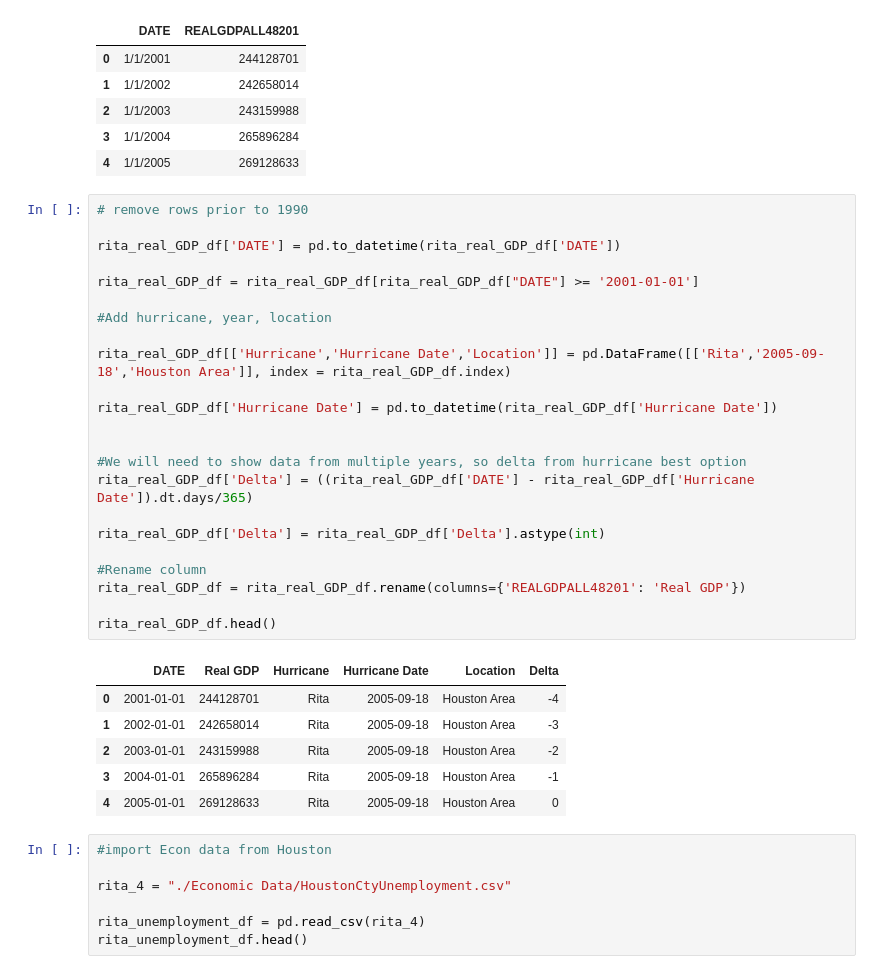
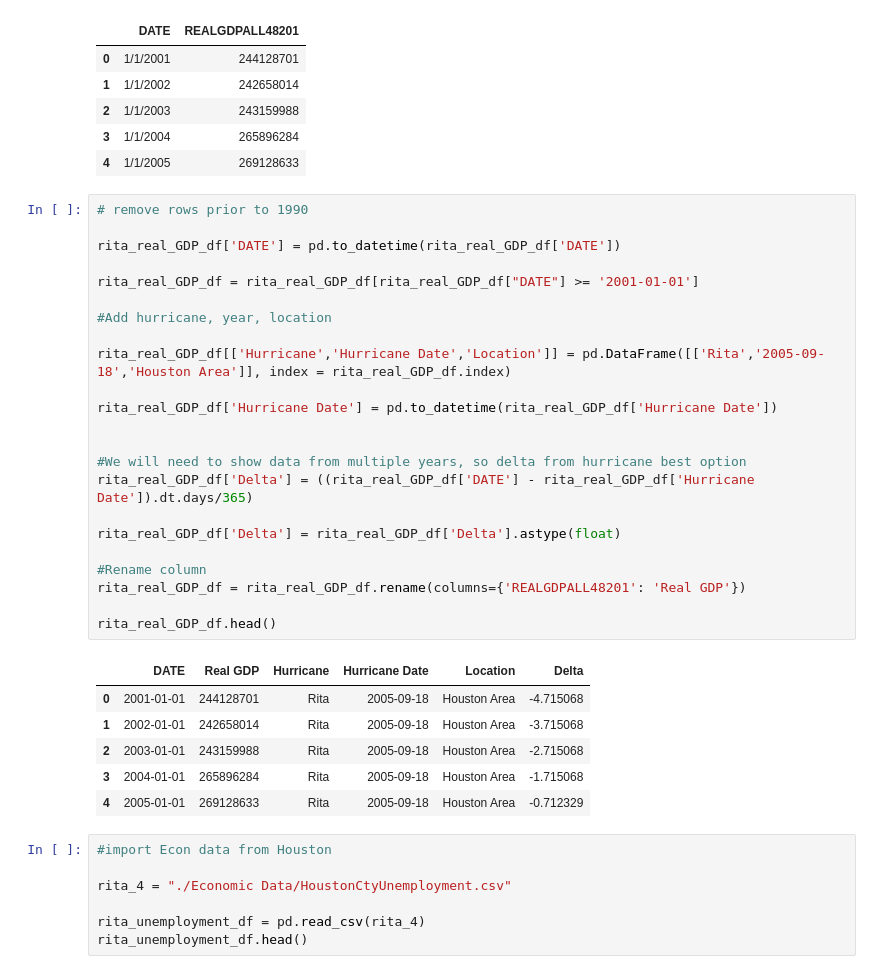
Before and after one commit to mchrzanowski27/Project1, a Jupyter notebook: Project 1 Data Rita.ipynb, the cells around one changed output. Drawn from its saved outputs; the diff is of its cells as text.

```diff
--- a/Project 1 Data Rita.ipynb
+++ b/Project 1 Data Rita.ipynb
@@ -110,33 +110,33 @@ rita_real_GDP_df.head()
 # %%
 # remove rows prior to 1990
 
 rita_real_GDP_df['DATE'] = pd.to_datetime(rita_real_GDP_df['DATE'])
 
 rita_real_GDP_df = rita_real_GDP_df[rita_real_GDP_df["DATE"] >= '2001-01-01']
 
 #Add hurricane, year, location
 
 rita_real_GDP_df[['Hurricane','Hurricane Date','Location']] = pd.DataFrame([['Rita','2005-09-18','Houston Area']], index = rita_real_GDP_df.index)
 
 rita_real_GDP_df['Hurricane Date'] = pd.to_datetime(rita_real_GDP_df['Hurricane Date'])
 
 
 #We will need to show data from multiple years, so delta from hurricane best option
 rita_real_GDP_df['Delta'] = ((rita_real_GDP_df['DATE'] - rita_real_GDP_df['Hurricane Date']).dt.days/365)
 
-rita_real_GDP_df['Delta'] = rita_real_GDP_df['Delta'].astype(int)
+rita_real_GDP_df['Delta'] = rita_real_GDP_df['Delta'].astype(float)
 
 #Rename column
 rita_real_GDP_df = rita_real_GDP_df.rename(columns={'REALGDPALL48201': 'Real GDP'})
 
 rita_real_GDP_df.head()
 # %% [output]
 |  | DATE | Real GDP | Hurricane | Hurricane Date | Location | Delta |
-| 0 | 2001-01-01 | 244128701 | Rita | 2005-09-18 | Houston Area | -4 |
-| 1 | 2002-01-01 | 242658014 | Rita | 2005-09-18 | Houston Area | -3 |
-| 2 | 2003-01-01 | 243159988 | Rita | 2005-09-18 | Houston Area | -2 |
-| 3 | 2004-01-01 | 265896284 | Rita | 2005-09-18 | Houston Area | -1 |
-| 4 | 2005-01-01 | 269128633 | Rita | 2005-09-18 | Houston Area | 0 |
+| 0 | 2001-01-01 | 244128701 | Rita | 2005-09-18 | Houston Area | -4.715068 |
+| 1 | 2002-01-01 | 242658014 | Rita | 2005-09-18 | Houston Area | -3.715068 |
+| 2 | 2003-01-01 | 243159988 | Rita | 2005-09-18 | Houston Area | -2.715068 |
+| 3 | 2004-01-01 | 265896284 | Rita | 2005-09-18 | Houston Area | -1.715068 |
+| 4 | 2005-01-01 | 269128633 | Rita | 2005-09-18 | Houston Area | -0.712329 |
 # %%
 #import Econ data from Houston
 
```
Also changed, not shown: parts of 5 cells of this notebook, 6 other files.
